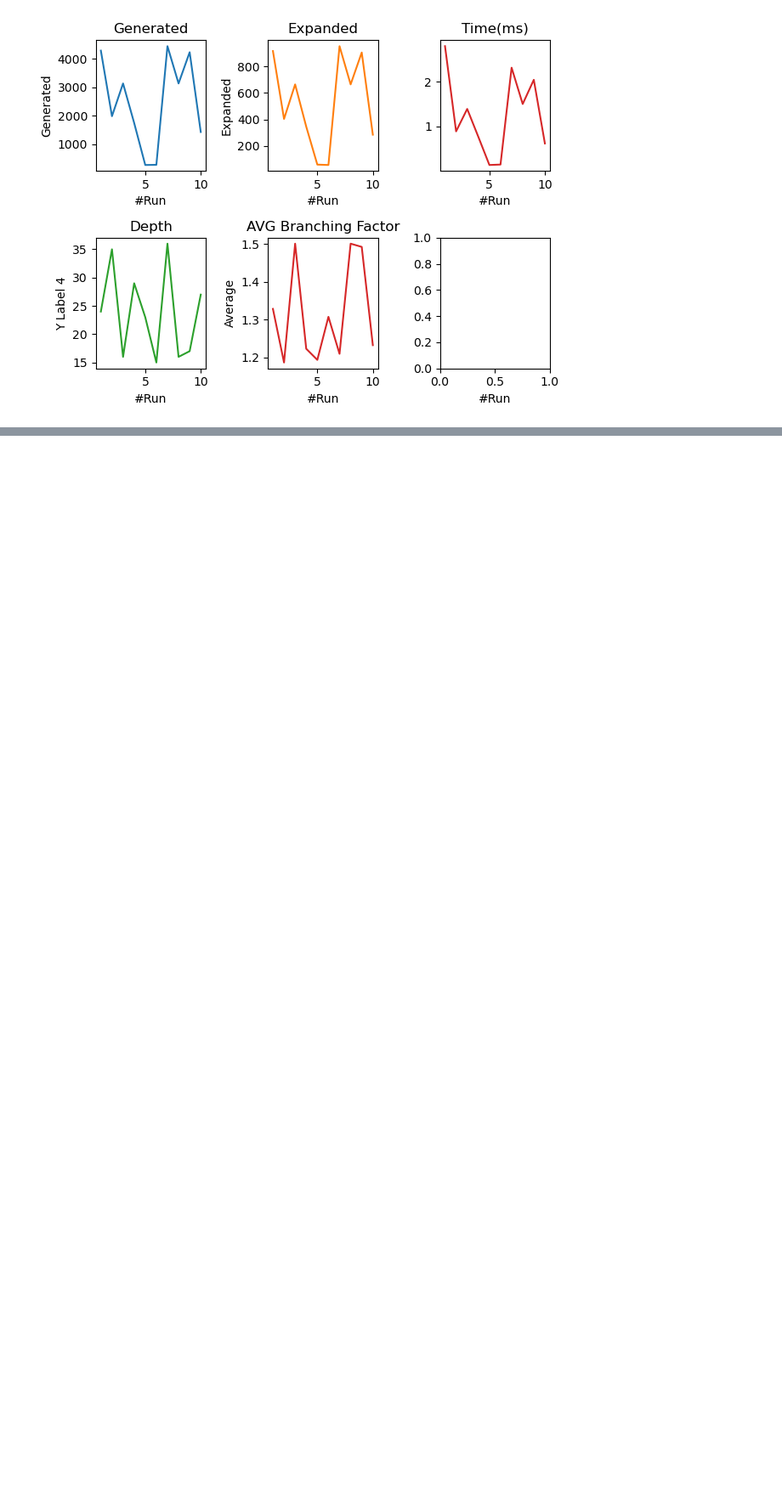
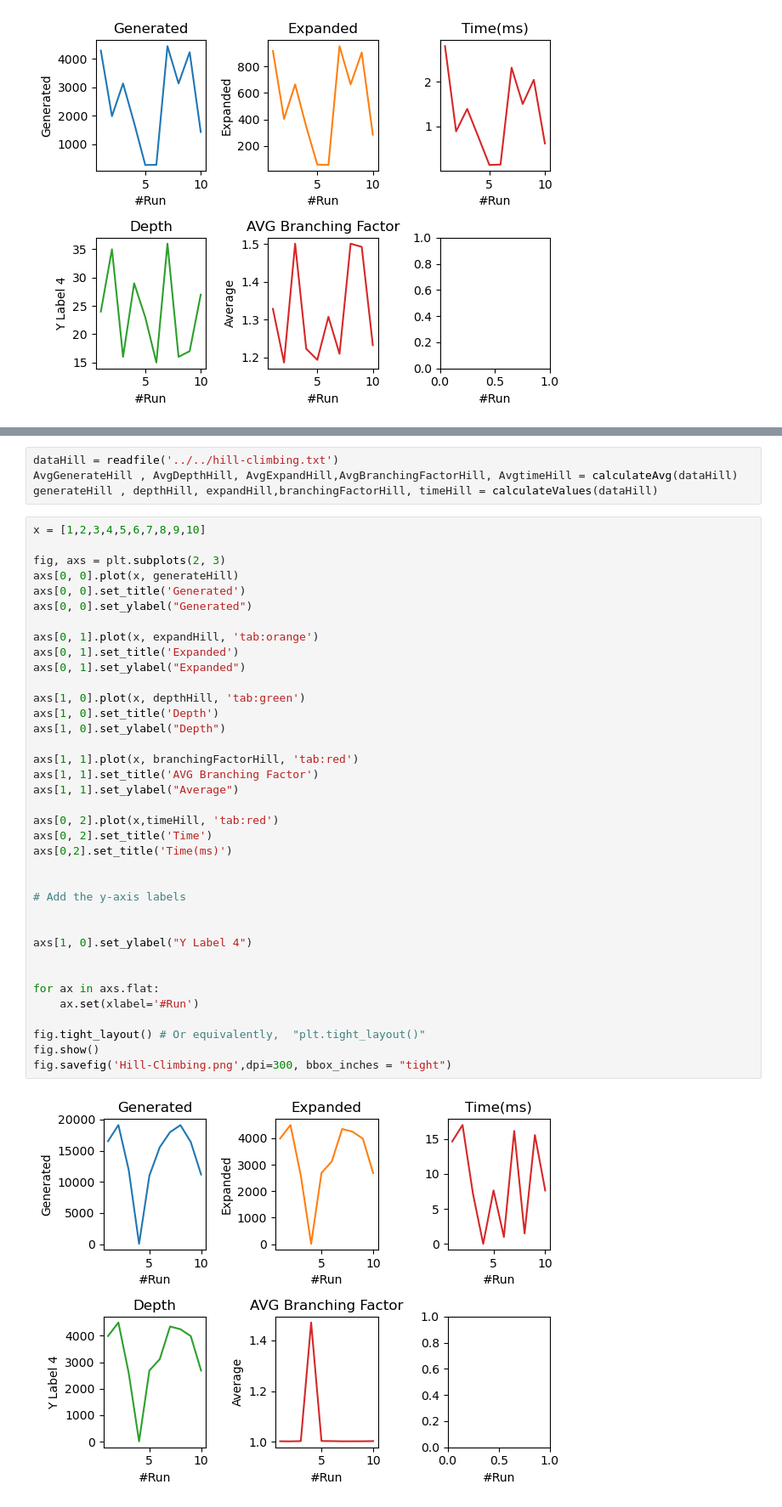
Before and after one commit to neilkale/npuzzle-search, a Jupyter notebook: code/Visualization/Visualize.ipynb, the cells around one changed output, grey strips where cells are left out. Shown at 85% size. Saved outputs shown, nothing was run; the diff lists cells and outputs as text; blank space fills up the shorter version.

Commit message:
add hill climbing data

```diff
--- a/code/Visualization/Visualize.ipynb
+++ b/code/Visualization/Visualize.ipynb
@@ -204,0 +207,43 @@ fig.savefig('part3.png',dpi=300, bbox_inches = "tight")
+# %%
+dataHill = readfile('../../hill-climbing.txt')
+AvgGenerateHill , AvgDepthHill, AvgExpandHill,AvgBranchingFactorHill, AvgtimeHill = calculateAvg(dataHill)
+generateHill , depthHill, expandHill,branchingFactorHill, timeHill = calculateValues(dataHill)
+# %%
+x = [1,2,3,4,5,6,7,8,9,10]
+
+fig, axs = plt.subplots(2, 3)
+axs[0, 0].plot(x, generateHill)
+axs[0, 0].set_title('Generated')
+axs[0, 0].set_ylabel("Generated")
+
+axs[0, 1].plot(x, expandHill, 'tab:orange')
+axs[0, 1].set_title('Expanded')
+axs[0, 1].set_ylabel("Expanded")
+
+axs[1, 0].plot(x, depthHill, 'tab:green')
+axs[1, 0].set_title('Depth')
+axs[1, 0].set_ylabel("Depth")
+
+axs[1, 1].plot(x, branchingFactorHill, 'tab:red')
+axs[1, 1].set_title('AVG Branching Factor')
+axs[1, 1].set_ylabel("Average")
+
+axs[0, 2].plot(x,timeHill, 'tab:red')
+axs[0, 2].set_title('Time')
+axs[0,2].set_title('Time(ms)')
+
+
+# Add the y-axis labels
+
+
+axs[1, 0].set_ylabel("Y Label 4")
+
+
+for ax in axs.flat:
+    ax.set(xlabel='#Run')
+
+fig.tight_layout() # Or equivalently,  "plt.tight_layout()"
+fig.show()
+fig.savefig('Hill-Climbing.png',dpi=300, bbox_inches = "tight")
+# %% [output]
+[figure, added]
```
Also changed, not shown: parts of 1 cell of this notebook, 2 other files.
